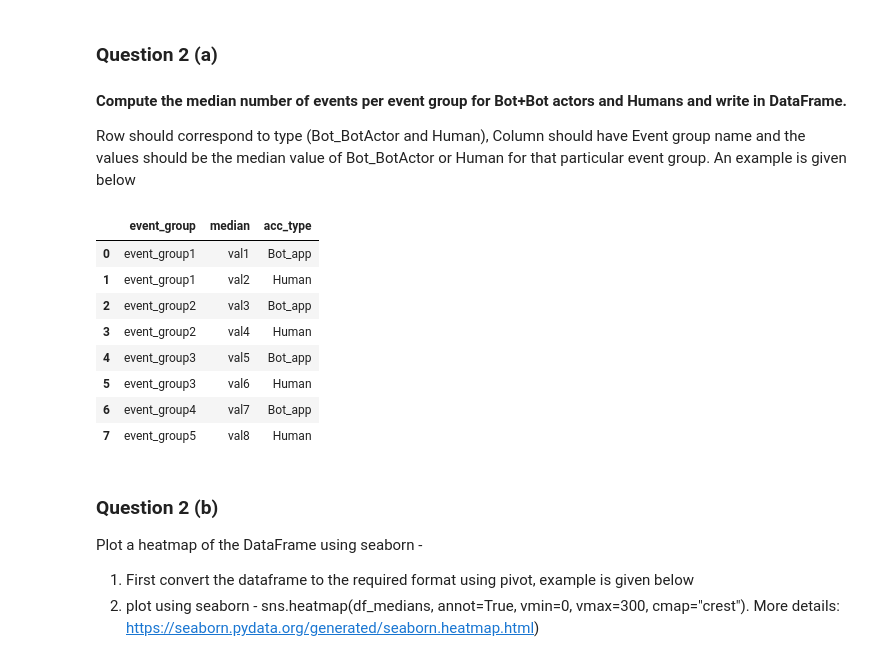
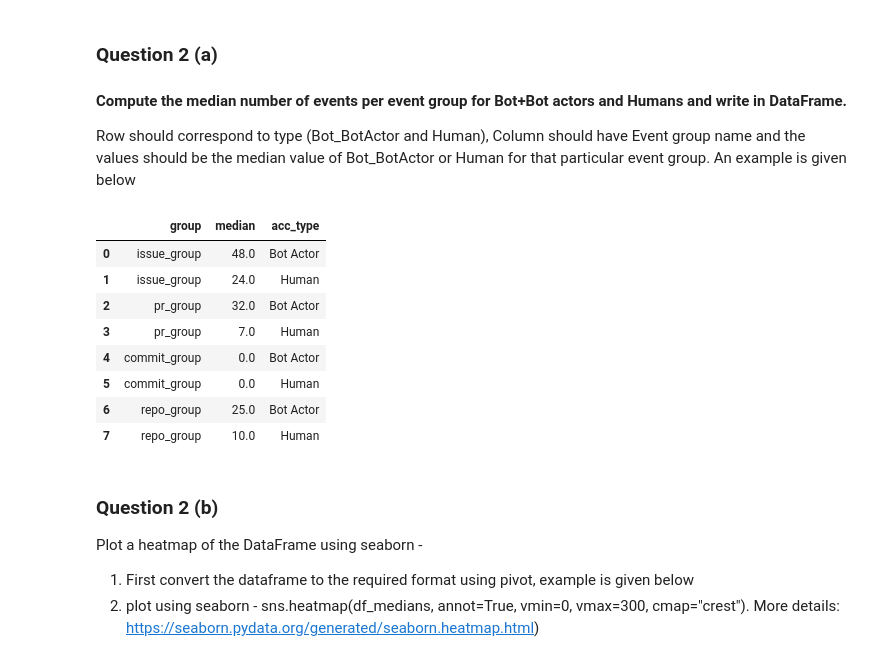
Before and after one commit to PizzaManStarted/Software_Evolution_TP_bots, a Jupyter notebook: TP_bots_template.ipynb, the cells around one changed output. Cells and saved outputs as stored; diff of their text form; code cells hidden in the pictures.

```diff
--- a/TP_bots_template.ipynb
+++ b/TP_bots_template.ipynb
@@ -444,2 +474,15 @@ repo_group = ['CreateEvent', 'DeleteEvent', 'ForkEvent', 'GollumEvent', 'MemberE
 # %%
 # YOUR CODE BELOW
+events = pd.read_csv('all_events.csv')
+
+events = events.loc[events["login"].isin(contributors)]
+events = events.assign(created_at=lambda d: pd.to_datetime(d.created_at, unit='ms'))
+
+
+
+events["event_group"] = "repo_group"
+
+for (group, name) in groups:
+    events.loc[events["event_type"].isin(group) , "event_group"] = name
+
+events
@@ -445,0 +503,7 @@ repo_group = ['CreateEvent', 'DeleteEvent', 'ForkEvent', 'GollumEvent', 'MemberE
+# %%
+# Then perform groupby on ['login','event_group'],
+group = events.groupby(["login", "event_group"]).agg(event_count=('event_type', 'size')).reset_index()
+print(group)
+group = group.pivot(index='login', columns='event_group', values='event_count')
+group = group.rename_axis(None, axis=1)
+group
@@ -446,2 +543,8 @@ repo_group = ['CreateEvent', 'DeleteEvent', 'ForkEvent', 'GollumEvent', 'MemberE
 # %%
 # YOUR CODE BELOW
+contributors_pd_1 = contributors_pd.rename(columns={'contributor': 'login'})
+
+contributors_pd_1 = group.merge(contributors_pd_1 [['login', 'acc_type']], on='login')
+
+contributors_pd_1 = contributors_pd_1.fillna(0)
+contributors_pd_1
@@ -452,24 +573,24 @@ repo_group = ['CreateEvent', 'DeleteEvent', 'ForkEvent', 'GollumEvent', 'MemberE
 
 Row should correspond to type (Bot_BotActor and Human), Column should have Event group name and the values should be the median value of Bot_BotActor or Human for that particular event group. An example is given below
 # %%
-# For example:
-medians = [{'event_group': 'event_group1', 'median': 'val1', 'acc_type': 'Bot_app'},
-           {'event_group': 'event_group1', 'median': 'val2', 'acc_type': 'Human'},
-           {'event_group': 'event_group2', 'median': 'val3', 'acc_type': 'Bot_app'},
-           {'event_group': 'event_group2', 'median': 'val4', 'acc_type': 'Human'},
-           {'event_group': 'event_group3', 'median': 'val5', 'acc_type': 'Bot_app'},
-           {'event_group': 'event_group3', 'median': 'val6', 'acc_type': 'Human'},
-           {'event_group': 'event_group4', 'median': 'val7', 'acc_type': 'Bot_app'},
-           {'event_group': 'event_group5', 'median': 'val8', 'acc_type': 'Human'}]
+rows = ["Bot Actor", "Human"]
+event_groups = ["issue_group", "pr_group", "commit_group", "repo_group"]
+
+medians = []
+for group in event_groups:
+    for r in rows:
+        medians.append({"group": group, "median": contributors_pd_1.query("acc_type==\'" + r + "\'" )[group].median(),
+                        'acc_type': r})
+
 df_medians = pd.DataFrame.from_dict(medians)
 df_medians
 # %% [output]
-|  | event_group | median | acc_type |
-| 0 | event_group1 | val1 | Bot_app |
-| 1 | event_group1 | val2 | Human |
-| 2 | event_group2 | val3 | Bot_app |
-| 3 | event_group2 | val4 | Human |
-| 4 | event_group3 | val5 | Bot_app |
-| 5 | event_group3 | val6 | Human |
-| 6 | event_group4 | val7 | Bot_app |
-| 7 | event_group5 | val8 | Human |
+|  | group | median | acc_type |
+| 0 | issue_group | 48.0 | Bot Actor |
+| 1 | issue_group | 24.0 | Human |
+| 2 | pr_group | 32.0 | Bot Actor |
+| 3 | pr_group | 7.0 | Human |
+| 4 | commit_group | 0.0 | Bot Actor |
+| 5 | commit_group | 0.0 | Human |
+| 6 | repo_group | 25.0 | Bot Actor |
+| 7 | repo_group | 10.0 | Human |
```
Also changed, not shown: parts of 24 cells of this notebook.
